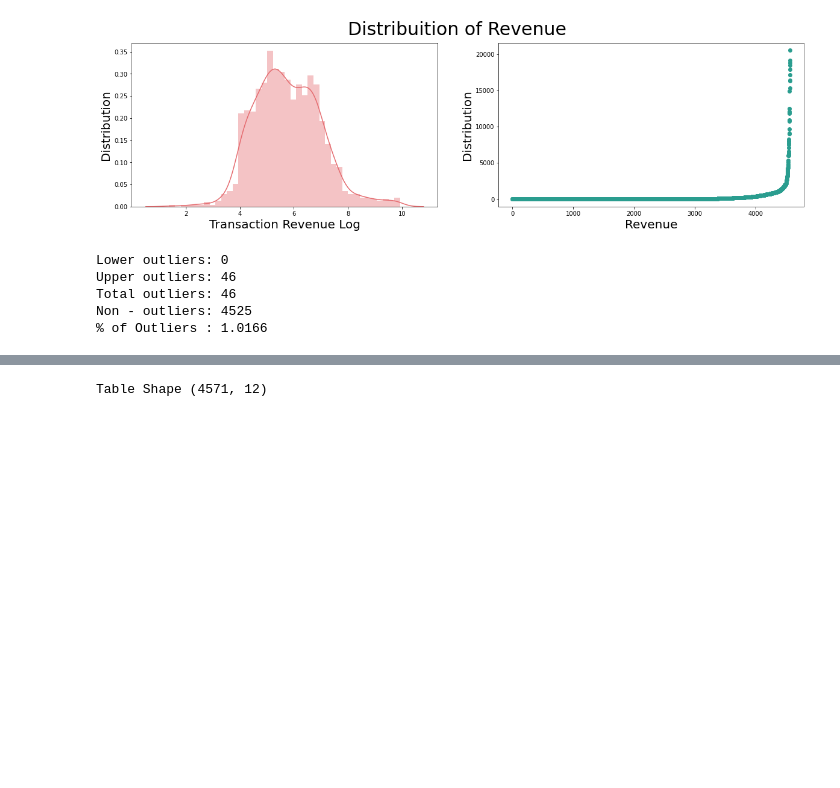
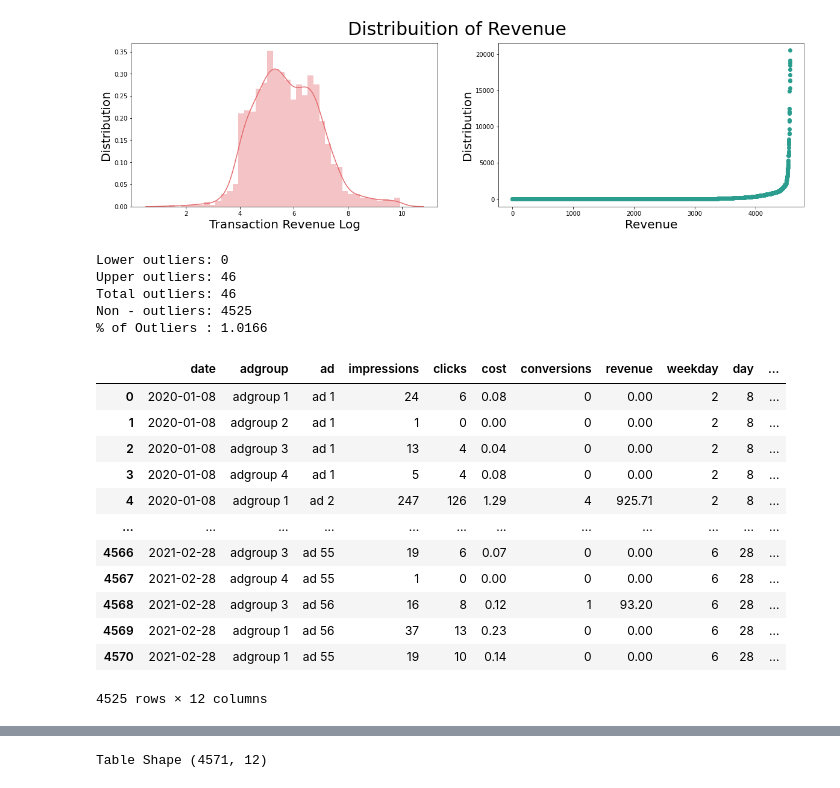
Before and after one commit to bitanb1999/Summer-Analytics-2021, a Jupyter notebook: SA.ipynb, the cells around one changed output, grey strips where cells are left out. Saved outputs shown, nothing was run; the diff lists cells and outputs as text; code cells hidden in the pictures; blank space fills up the shorter version.

```diff
--- a/SA.ipynb
+++ b/SA.ipynb
@@ -250,14 +250,33 @@ def CalOutliers(df_num):
     print(color.BOLD+f'Total outliers: {len(outliers_total)}'+ color.END) # printing total number of values outliers of both sides
     print(color.BOLD+f'Non - outliers: {len(outliers_removed)}'+ color.END) # printing total number of non outlier values
     print(color.BOLD+f'% of Outliers : {round((len(outliers_total) / len(outliers_removed) )*100, 4)}'+ color.END ) # Percentage of outliers in points
+    return outliers_removed
 # %%
-CalOutliers(train['revenue'])
+out=CalOutliers(train['revenue'])
 # %% [output]
 Lower outliers: 0
 Upper outliers: 46
 Total outliers: 46
 Non - outliers: 4525
 % of Outliers : 1.0166
+# %%
+train=train[train.revenue.isin(out)]
+# %%
+train
+# %% [output]
+|  | date | adgroup | ad | impressions | clicks | cost | conversions | revenue | weekday | day | ... |
+| 0 | 2020-01-08 | adgroup 1 | ad 1 | 24 | 6 | 0.08 | 0 | 0.00 | 2 | 8 | ... |
+| 1 | 2020-01-08 | adgroup 2 | ad 1 | 1 | 0 | 0.00 | 0 | 0.00 | 2 | 8 | ... |
+| 2 | 2020-01-08 | adgroup 3 | ad 1 | 13 | 4 | 0.04 | 0 | 0.00 | 2 | 8 | ... |
+| 3 | 2020-01-08 | adgroup 4 | ad 1 | 5 | 4 | 0.08 | 0 | 0.00 | 2 | 8 | ... |
+| 4 | 2020-01-08 | adgroup 1 | ad 2 | 247 | 126 | 1.29 | 4 | 925.71 | 2 | 8 | ... |
+| ... | ... | ... | ... | ... | ... | ... | ... | ... | ... | ... | ... |
+| 4566 | 2021-02-28 | adgroup 3 | ad 55 | 19 | 6 | 0.07 | 0 | 0.00 | 6 | 28 | ... |
+| 4567 | 2021-02-28 | adgroup 4 | ad 55 | 1 | 0 | 0.00 | 0 | 0.00 | 6 | 28 | ... |
+| 4568 | 2021-02-28 | adgroup 3 | ad 56 | 16 | 8 | 0.12 | 1 | 93.20 | 6 | 28 | ... |
+| 4569 | 2021-02-28 | adgroup 1 | ad 56 | 37 | 13 | 0.23 | 0 | 0.00 | 6 | 28 | ... |
+| 4570 | 2021-02-28 | adgroup 1 | ad 55 | 19 | 10 | 0.14 | 0 | 0.00 | 6 | 28 | ... |
+4525 rows × 12 columns
 # %%
 import plotly
 import plotly.offline as plty
```
Also changed, not shown: parts of 14 cells of this notebook.
